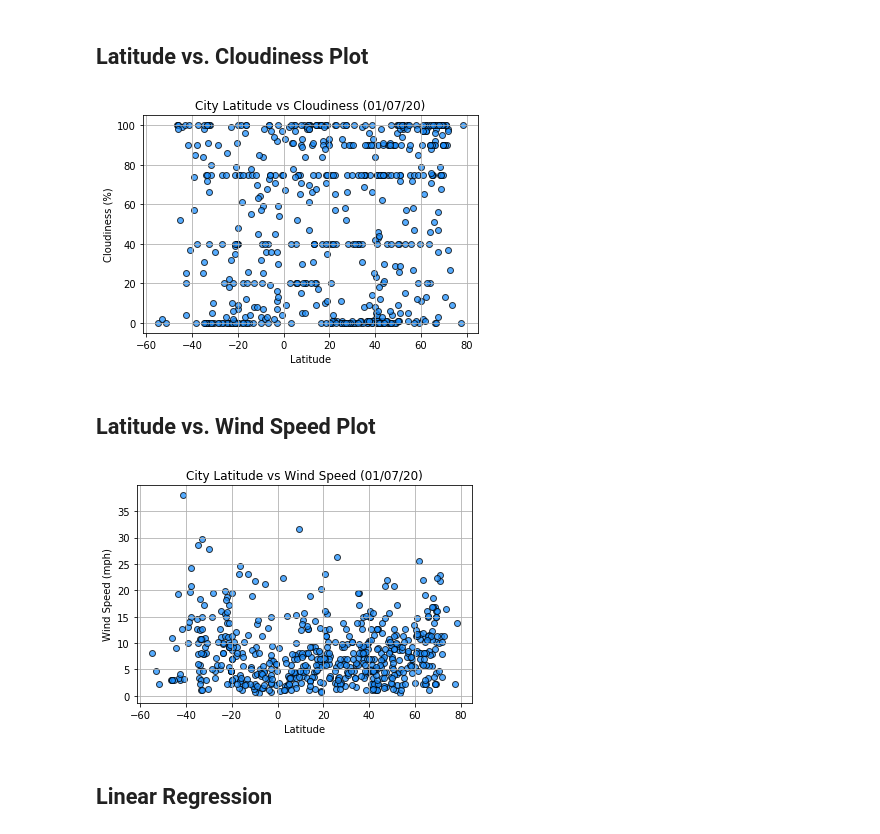
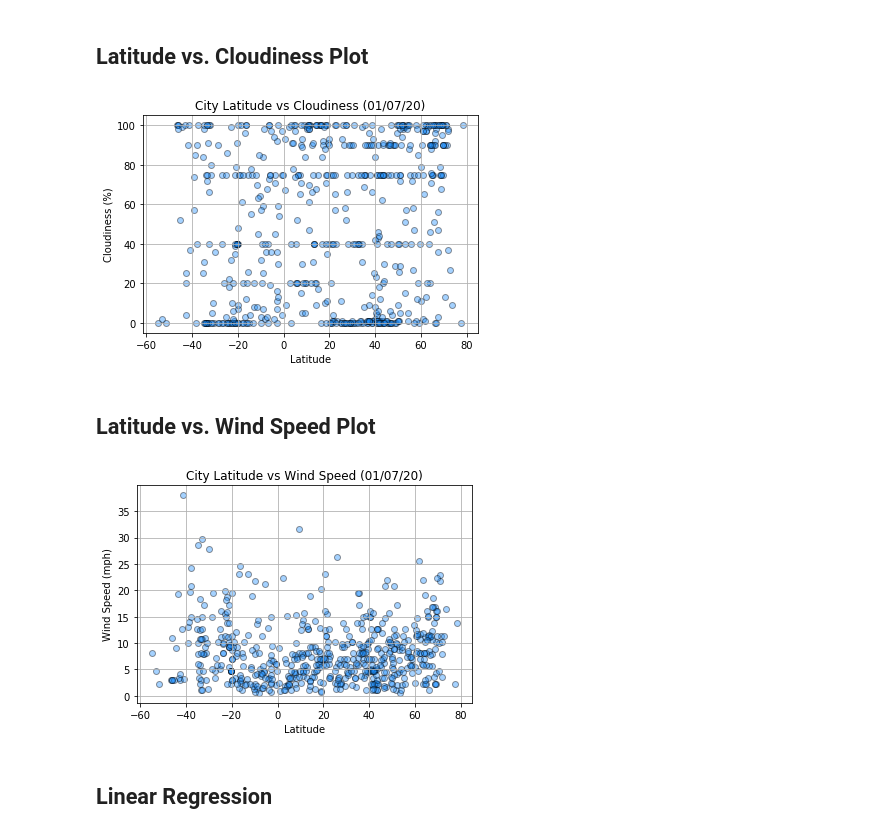
Before and after one commit to momcancode/API-challenge, a Jupyter notebook: WeatherPy/WeatherPy-TEST.ipynb, the cells around one changed output. Drawn from its saved outputs; the diff is of its cells as text; code cells hidden in the pictures.

```diff
--- a/WeatherPy/WeatherPy-TEST.ipynb
+++ b/WeatherPy/WeatherPy-TEST.ipynb
@@ -248,19 +261,19 @@ plt.show()
 # %% [markdown]
 ## Latitude vs. Cloudiness Plot
 # %%
-plt.scatter(df["Lat"], df["Cloudiness"], facecolors="dodgerblue", edgecolors="black", alpha=0.75)
+plt.scatter(df["Lat"], df["Cloudiness"], facecolors="dodgerblue", edgecolors="black", alpha=0.4)
 plt.xlabel("Latitude")
 plt.ylabel("Cloudiness (%)")
 plt.title("City Latitude vs Cloudiness (01/07/20)")
 plt.grid()
 plt.savefig("output_data/Fig3.png")
 plt.show()
 # %% [output]
-[figure, old version]
+[figure, new version]
 # %% [markdown]
 ## Latitude vs. Wind Speed Plot
 # %%
-plt.scatter(df["Lat"], df["Wind Speed"], facecolors="dodgerblue", edgecolors="black", alpha=0.75)
+plt.scatter(df["Lat"], df["Wind Speed"], facecolors="dodgerblue", edgecolors="black", alpha=0.4)
 plt.xlabel("Latitude")
 plt.ylabel("Wind Speed (mph)")
 plt.title("City Latitude vs Wind Speed (01/07/20)")
@@ -268,7 +281,7 @@ plt.grid()
 plt.savefig("output_data/Fig4.png")
 plt.show()
 # %% [output]
-[figure, old version]
+[figure, new version]
 # %% [markdown]
 ## Linear Regression
 # %%
```
Also changed, not shown: parts of 7 cells of this notebook, 19 other files.
